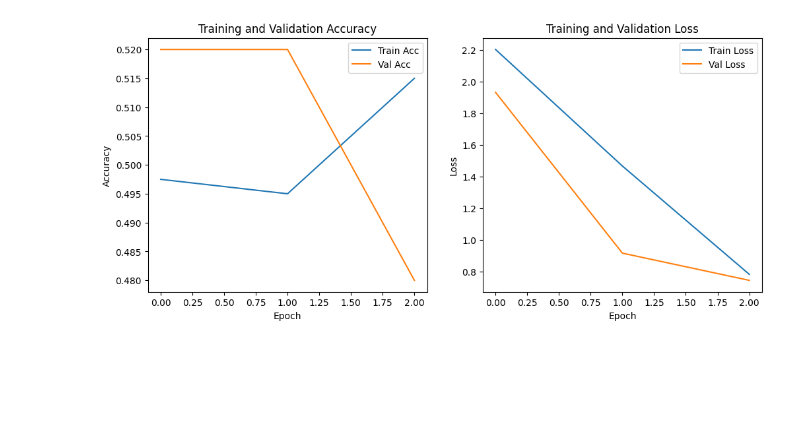
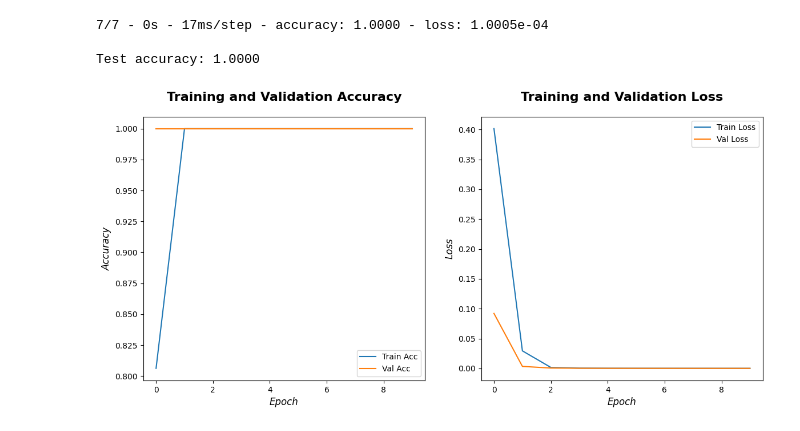
Before and after one commit to elyse502/UoK, a Jupyter notebook: Machine-Learning/practicals/cnn-classwork.ipynb, the cells around one changed output. Drawn from its saved outputs; the diff is of its cells as text; code cells hidden in the pictures; blank space fills up the shorter version.

Commit message:
fix(cnn-classwork): normalize synthetic images correctly and fix Dense layer mismatch

```diff
--- a/Machine-Learning/practicals/cnn-classwork.ipynb
+++ b/Machine-Learning/practicals/cnn-classwork.ipynb
@@ -56,11 +56,11 @@ y = labels
 X_train, X_test, y_train, y_test = train_test_split(X, y, test_size=0.2, random_state=42)
 # %%
 # Step 3: Preprocess Data
-# Reshape input to include channel dimension (e.g. grayscale=1)
-X_train = X_train.reshape(-1, 28, 28, 1).astype("float32")/255.0
-X_test = X_test.reshape(-1, 28, 28, 1).astype("float32")/255.0
-y_train = to_categorical(y_train, 10)
-y_test = to_categorical(y_test, 10)
+# Reshape input to include channel dimension
+X_train = X_train.reshape(-1, 28, 28, 1).astype("float32")
+X_test = X_test.reshape(-1, 28, 28, 1).astype("float32")
+y_train = to_categorical(y_train, 2)
+y_test = to_categorical(y_test, 2)
 # %%
 # Step 4: Build CNN Model
 model = models.Sequential([
@@ -72,8 +72,7 @@ model = models.Sequential([
     layers.MaxPooling2D((2, 2)),
     layers.Flatten(),
     layers.Dense(64, activation="relu"),
-    # layers.Dense(2, activation="softmax") # 2 classes small_square and large_square
-    layers.Dense(10, activation="softmax") # ← fix
+    layers.Dense(2, activation="softmax") # 2 classes Diagonal stripes class and Checkerboard class
 ])
 
 model.summary()
@@ -101,13 +100,8 @@ Model: "sequential"
  Non-trainable params: 0 (0.00 B)
 # %%
 # Step 5: Compile the model
-model.compile(optimizer="adam",
-             loss="categorical_crossentropy",
-             metrics=["accuracy"])
+model.compile(optimizer="adam", loss="categorical_crossentropy", metrics=["accuracy"])
 # %%
 # Step 6: Train Model
-history = model.fit(X_train, y_train,
-                   validation_data=(X_test, y_test),
-                   epochs=3,
-                   batch_size=64)
+history = model.fit(X_train, y_train, validation_data=(X_test, y_test), epochs=10, batch_size=64)
 # %% [output]
@@ -120,25 +128,33 @@ Epoch 3/3
+# %%
+# Step 7: Evaluate the Model
+test_loss, test_acc = model.evaluate(X_test, y_test, verbose=2)
+print(f"\nTest accuracy: {test_acc:.4f}")
+# %% [output]
+7/7 - 0s - 17ms/step - accuracy: 1.0000 - loss: 1.0005e-04
+
+Test accuracy: 1.0000
 # %%
-# Step 8: Plot
-plt.figure(figsize=(12, 5))
+# Step 8: Plot Training & Validation Metrics
+plt.figure(figsize=(14, 6))
 plt.subplot(1, 2, 1)
 plt.plot(history.history["accuracy"], label="Train Acc")
 plt.plot(history.history["val_accuracy"], label="Val Acc")
-plt.title("Training and Validation Accuracy")
-plt.xlabel("Epoch")
-plt.ylabel("Accuracy")
+plt.title("Training and Validation Accuracy", fontweight="bold", fontsize=16, pad=20)
+plt.xlabel("Epoch", fontsize=12, fontstyle="italic")
+plt.ylabel("Accuracy", fontsize=12, fontstyle="italic")
 plt.legend()
 
 plt.subplot(1, 2, 2)
 plt.plot(history.history["loss"], label="Train Loss")
 plt.plot(history.history["val_loss"], label="Val Loss")
-plt.title("Training and Validation Loss")
-plt.xlabel("Epoch")
-plt.ylabel("Loss")
+plt.title("Training and Validation Loss", fontweight="bold", fontsize=16, pad=20)
+plt.xlabel("Epoch", fontsize=12, fontstyle="italic")
+plt.ylabel("Loss", fontsize=12, fontstyle="italic")
 plt.legend()
 
 plt.show()
 # %% [output]
-[figure, old version]
+[figure, new version]
 # %%
 predictions = model.predict(X_test)
 
```
Also changed, not shown: parts of 3 cells of this notebook.
